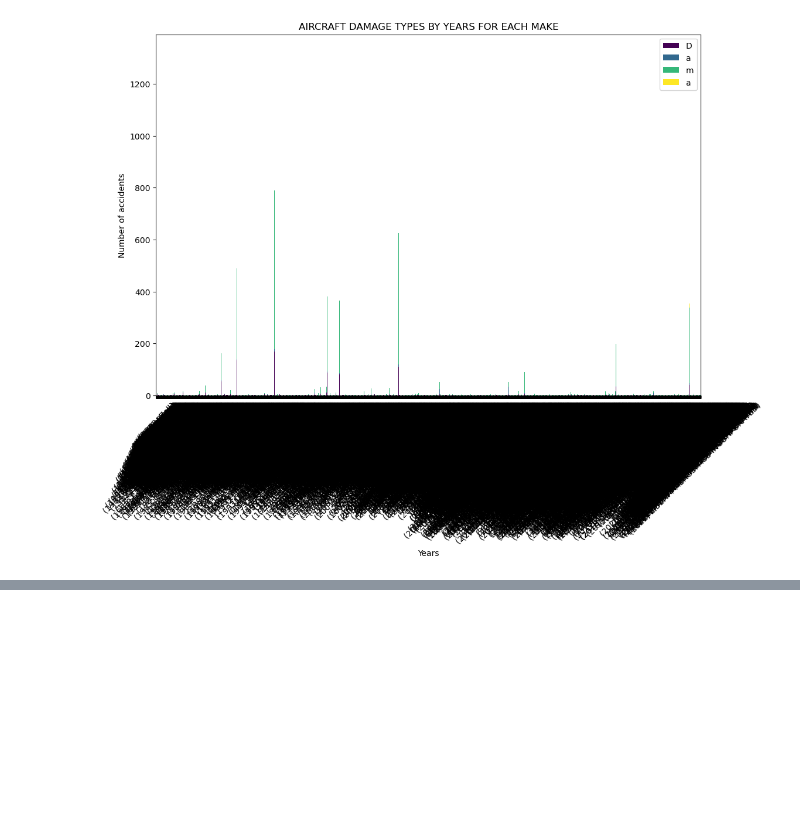
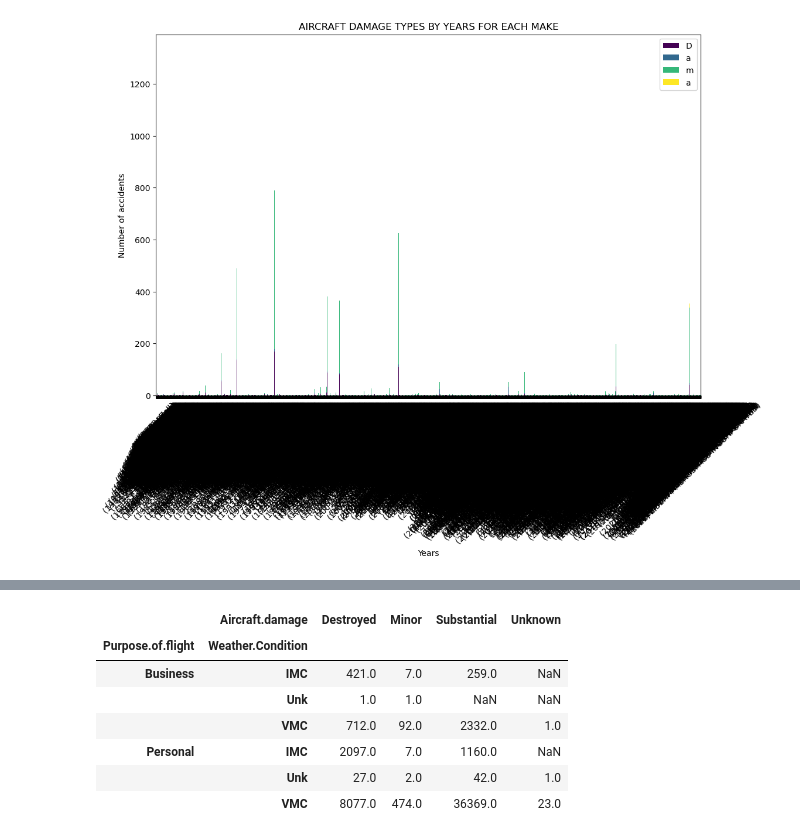
Before and after one commit to Victoria-ui227/Aviation-accidents-trends, a Jupyter notebook: Untitled.ipynb, the cells around one changed output, grey strips where cells are left out. Cells and saved outputs as stored; diff of their text form; code cells hidden in the pictures; blank space fills up the shorter version.

```diff
--- a/Untitled.ipynb
+++ b/Untitled.ipynb
@@ -301,0 +381,12 @@ ax.legend('Damage type');
+# %%
+weather_pivot= flight_purpose_df.groupby(['Purpose.of.flight','Weather.Condition','Aircraft.damage']).size().unstack()
+weather_pivot
+# %% [output]
+|  | Aircraft.damage | Destroyed | Minor | Substantial | Unknown |
+| Purpose.of.flight | Weather.Condition |  |  |  |  |
+| Business | IMC | 421.0 | 7.0 | 259.0 | NaN |
+|  | Unk | 1.0 | 1.0 | NaN | NaN |
+|  | VMC | 712.0 | 92.0 | 2332.0 | 1.0 |
+| Personal | IMC | 2097.0 | 7.0 | 1160.0 | NaN |
+|  | Unk | 27.0 | 2.0 | 42.0 | 1.0 |
+|  | VMC | 8077.0 | 474.0 | 36369.0 | 23.0 |
```
Also changed, not shown: parts of 13 cells of this notebook, 3 other files.
